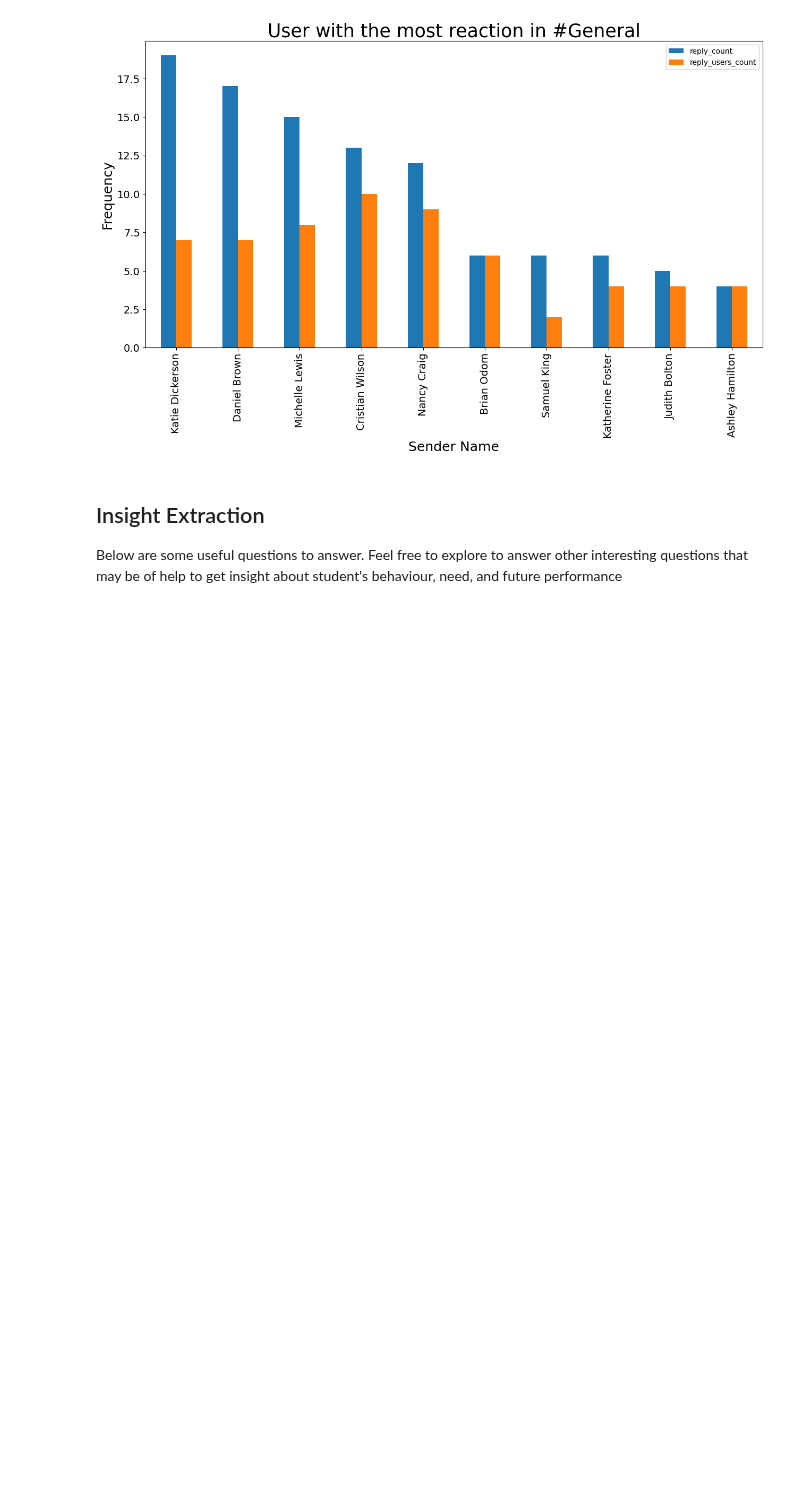
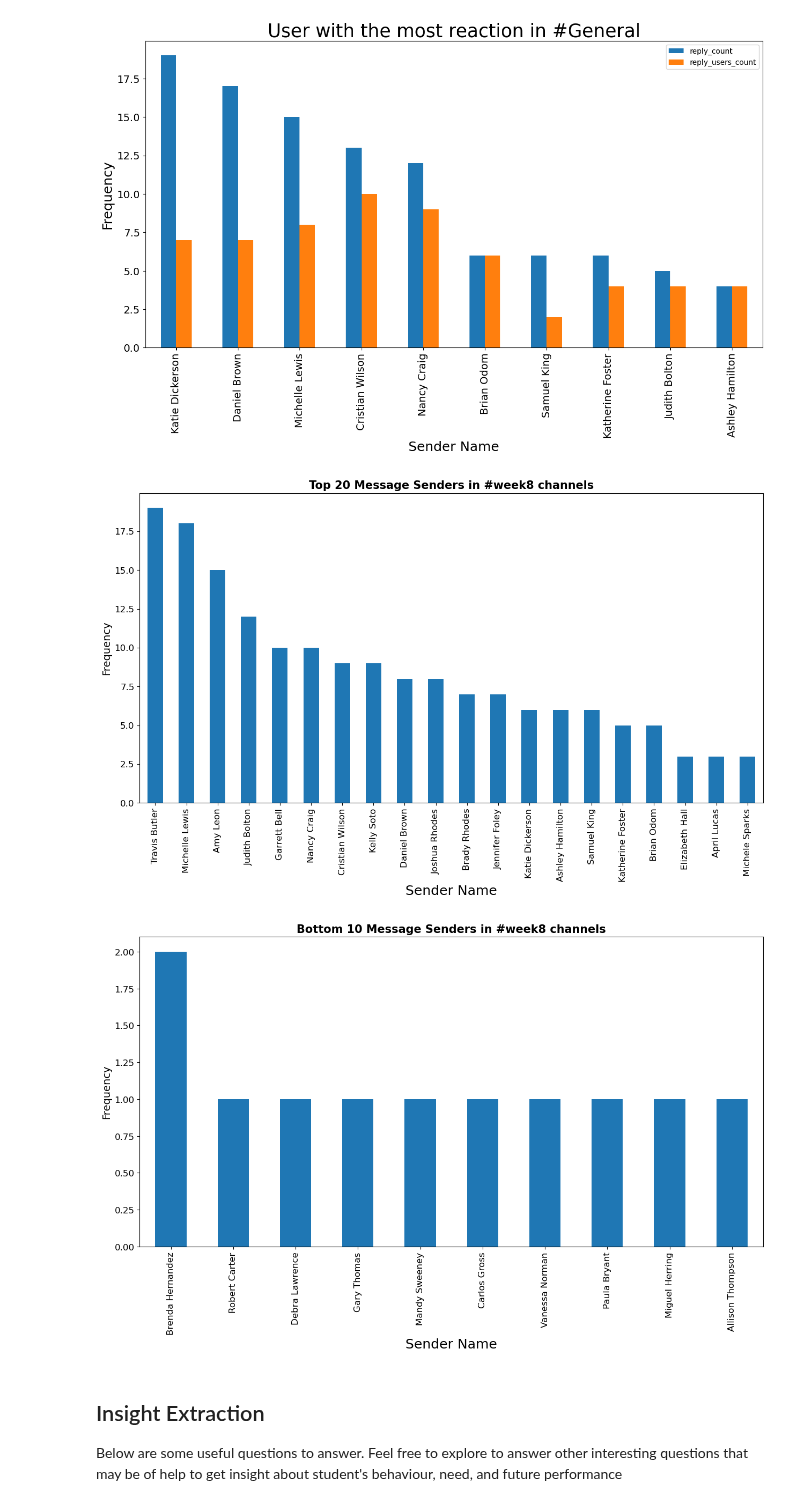
Before and after one commit to lillianassefa/tenacadmeyweeek0, a Jupyter notebook: notebooks/parse_slack_data.ipynb, the cells around one changed output. Cells and saved outputs as stored; diff of their text form; code cells hidden in the pictures; blank space fills up the shorter version.

```diff
--- a/notebooks/parse_slack_data.ipynb
+++ b/notebooks/parse_slack_data.ipynb
@@ -51,7 +51,7 @@ From a single slack message, we can get <br>
 # %%
 folder_paths = []
 for dir_name , subdir_list , file_list in os.walk(rpath + '/anonymized'):
-    # if dir_name.endswith("all-week8") or dir_name.endswith("all-week9"):
+    if dir_name.endswith("all-week8") or dir_name.endswith("all-week9"):
         folder_paths.append(dir_name)
 
 # week8 = sParser.slack_parser(folder_paths[1])
@@ -189,6 +189,11 @@ draw_avg_reply_users_count(week8, channel='Random')
 draw_user_reaction(week8, channel='General')
 # %% [output]
 [figure]
+# %%
+get_top_20_user(week8, channel='week8')
+# %% [output]
+[figure, added]
+[figure, added]
 # %% [markdown]
 ## Insight Extraction
 
```
Also changed, not shown: parts of 6 cells of this notebook, 1 other file.
